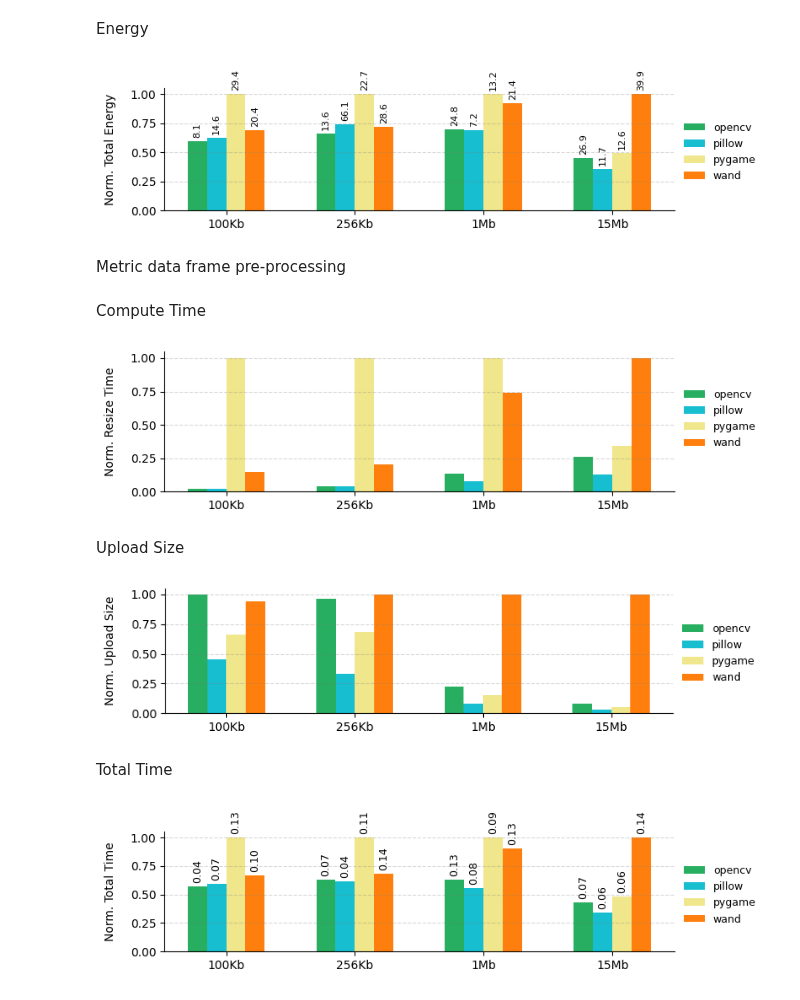
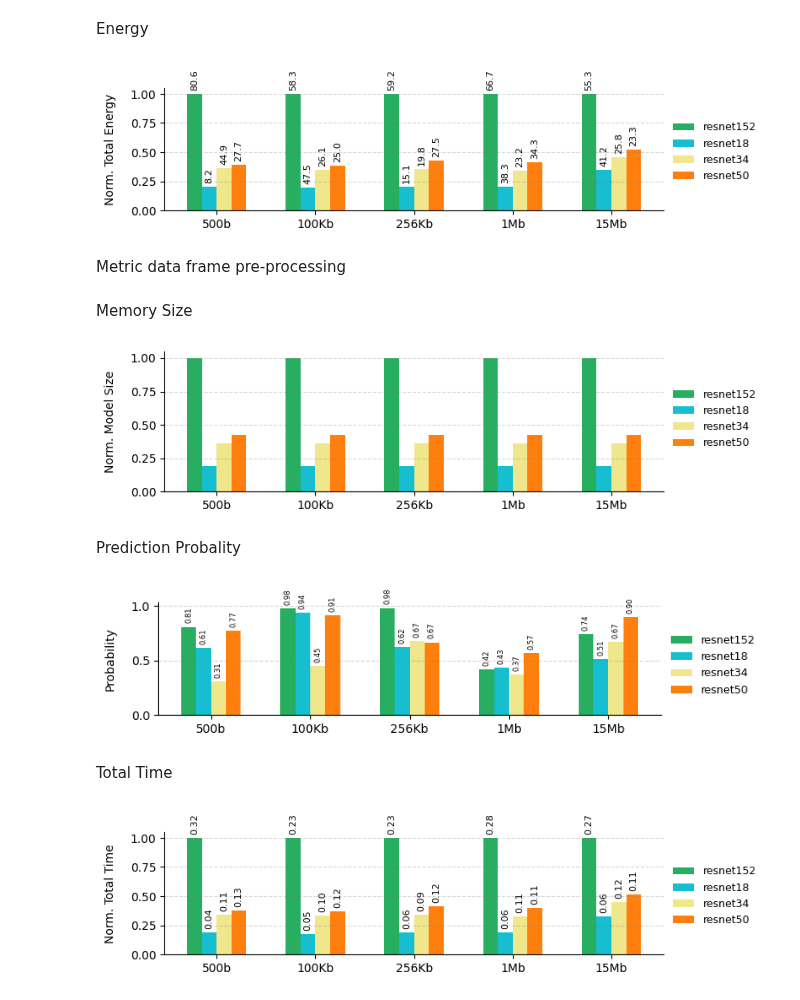
Before and after one commit to donaldonana/FaaS-Benchmark, a Jupyter notebook: image-recognition/result/ImgRec.ipynb, the cells around one changed output. Drawn from its saved outputs; the diff is of its cells as text; code cells hidden in the pictures.

Commit message:
image recognetion folder description

```diff
--- a/image-recognition/result/ImgRec.ipynb
+++ b/image-recognition/result/ImgRec.ipynb
@@ -46,8 +5,15 @@ def bar_ax_style(ax, ylabel):
+# %%
+def max_abs_scale(series):
+    return series / series.abs().max()
+
+image_order = ["500b", "100Kb", "256Kb", "1Mb", "15Mb"]
+
+dfe = pd.read_csv("energy.csv")
+
+dfm = pd.read_csv("result.csv")
 # %% [markdown]
 Energy data frame pre-processing
 # %%
-dfe = pd.read_csv("energy.csv")
-
 energy_features = [
     "cpu0_package_joules",
     "cpu1_package_joules"
@@ -59,16 +25,16 @@ dfte = (
     .assign(
         energy=lambda df: df[energy_features].sum(axis=1)
     )
-    .groupby(['library', 'image'], as_index=False)['energy']
+    .groupby(['model', 'image'], as_index=False)['energy']
     .agg(std_energy='std', mean_energys='mean')
     .assign(
         mean_energys=lambda df: df.groupby('image')['mean_energys'].transform(max_abs_scale),
         image=lambda df: pd.Categorical(df['image'], categories=image_order, ordered=True),
     )
-    .sort_values(['library', 'image'])
+    .sort_values(['model', 'image'])
 )
 
-libraries = dfte['library'].unique() # Define the libraries and image sizes
+libraries = dfte['model'].unique() # Define the libraries and image sizes
 sizes = dfte['image'].unique()
 
 # dftt.head()
@@ -80,7 +78,7 @@ fig, ax = plt.subplots(figsize=(8, 2.2))
 # Plot each image size
 for i, library in enumerate(libraries):
 
-    subset = dfte[dfte['library'] == library]
+    subset = dfte[dfte['model'] == library]
     bar_positions = np.arange(len(sizes)) + i * bar_width
     bars = ax.bar(
         bar_positions,
@@ -107,7 +105,7 @@ ax = bar_ax_style(ax, "Norm. Total Energy")
 plt.tight_layout()
 plt.show()
 # %% [output]
-[figure, old version]
+[figure, new version]
 # %% [markdown]
 Metric data frame pre-processing
 # %%
@@ -165,51 +162,60 @@ image_sizes = dfct['image'].unique()
 
 # dfct.head()
-# %% [markdown]
-Compute Time
+# %% [markdown]
+Memory Size
 # %%
 fig, ax = plt.subplots(figsize=(8, 2.2)) # Create a figure and axis
 
-positions = np.arange(len(image_sizes))
+positions = np.arange(len(sizes))
 
 # Plot each image size
 for i, library in enumerate(libraries):
-    subset = dfct[dfct['library'] == library]
+    subset = dfms[dfms['model'] == library]
     bar_positions = positions + i * bar_width
-    ax.bar(bar_positions, subset['normalized_compute_time'], width=bar_width, label=library, color=color_mapping[library])
+    ax.bar(bar_positions, subset['normalized_model_size'], width=bar_width, label=library, color=color_mapping[library])
 
-ax = bar_ax_style(ax, "Norm. Resize Time")
+ax = bar_ax_style(ax, "Norm. Model Size")
 
 # plt.xticks(rotation=45, ha='right')
 plt.tight_layout()
 plt.show()
 # %% [output]
-[figure, old version]
+[figure, new version]
-# %% [markdown]
-Upload Size
+# %% [markdown]
+Prediction Probality
 # %%
 fig, ax = plt.subplots(figsize=(8, 2))
 
 # Plot each image size
 for i, library in enumerate(libraries):
-    subset = dfus[dfus['library'] == library]
+    subset = dfp[dfp['model'] == library]
     bar_positions = positions + i * bar_width
-    ax.bar(bar_positions, subset['normalized_upload_size'], width=bar_width, label=library, color=color_mapping[library])
+    bars = ax.bar(bar_positions, subset['mean_prob'], width=bar_width, label=library, color=color_mapping[library])
 
-ax = bar_ax_style(ax, "Norm. Upload Size")
+    for bar, prop in zip(bars, subset['mean_prob']):
+        height = bar.get_height()
+        ax.annotate(f'{prop:.2f}',
+                    xy=(bar.get_x() + bar.get_width() / 2, height),
+                    xytext=(0, 3),  # 3 points vertical offset
+                    textcoords="offset points",
+                    ha='center', va='bottom',
+                    fontsize=6, rotation=90)
+
+ax = bar_ax_style(ax, "Probability")
 
 plt.tight_layout()
 plt.show()
 # %% [output]
-[figure, old version]
+[figure, new version]
 # %% [markdown]
 Total Time
 # %%
 fig, ax = plt.subplots(figsize=(8, 2.2))
 
-positions = np.arange(len(image_sizes))
+positions = np.arange(len(sizes))
 
 for i, library in enumerate(libraries):
-    subset = dftt[dftt['library'] == library]
+    subset = dftt[dftt['model'] == library]
     bar_positions = positions + i * bar_width
     bars = ax.bar(bar_positions, subset['normalized_total_time'], width=bar_width, label=library, color=color_mapping[library])
 
@@ -220,11 +226,11 @@ for i, library in enumerate(libraries):
                     xytext=(0, 3),  # 3 points vertical offset
                     textcoords="offset points",
                     ha='center', va='bottom',
-                    fontsize=9, rotation=90)
+                    fontsize=8, rotation=90)
 
 ax = bar_ax_style(ax, "Norm. Total Time")
 
 plt.tight_layout()
 plt.show()
 # %% [output]
-[figure, old version]
+[figure, new version]
```
Also changed, not shown: parts of 3 cells of this notebook, 7 other files.
